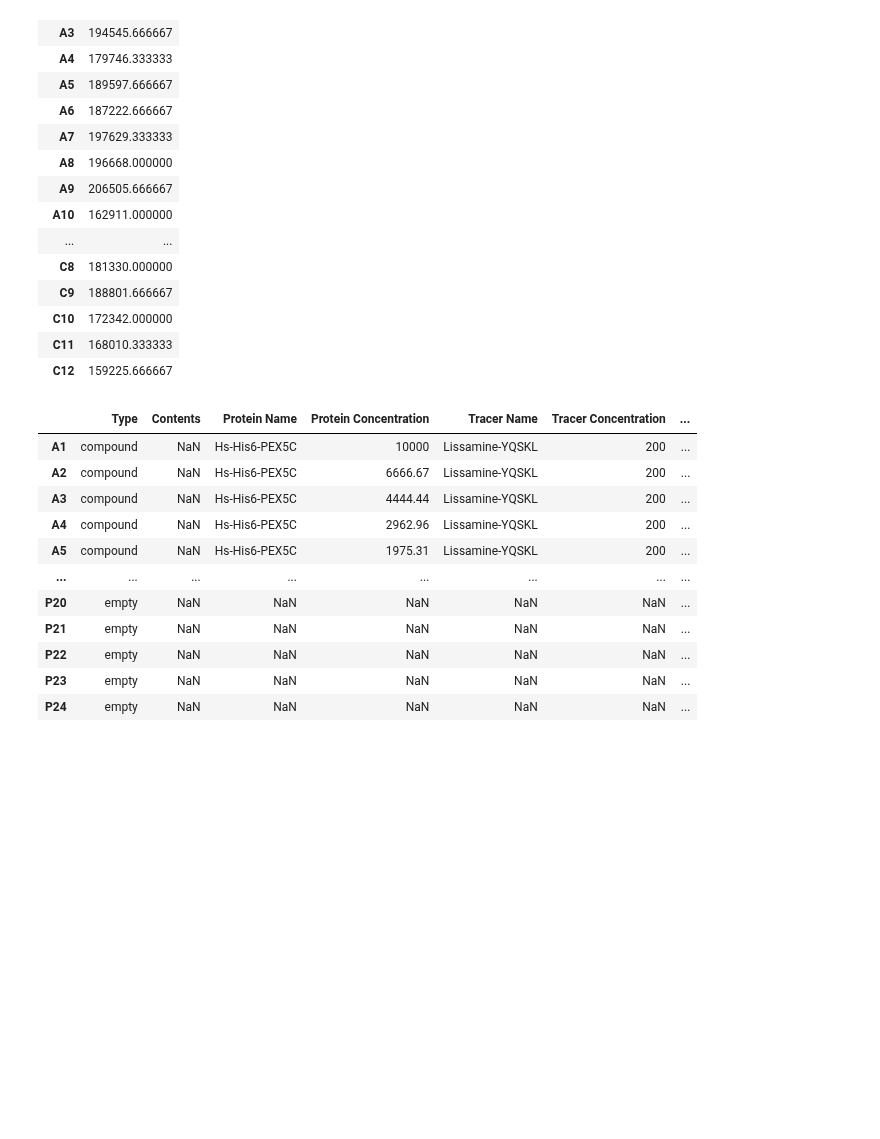
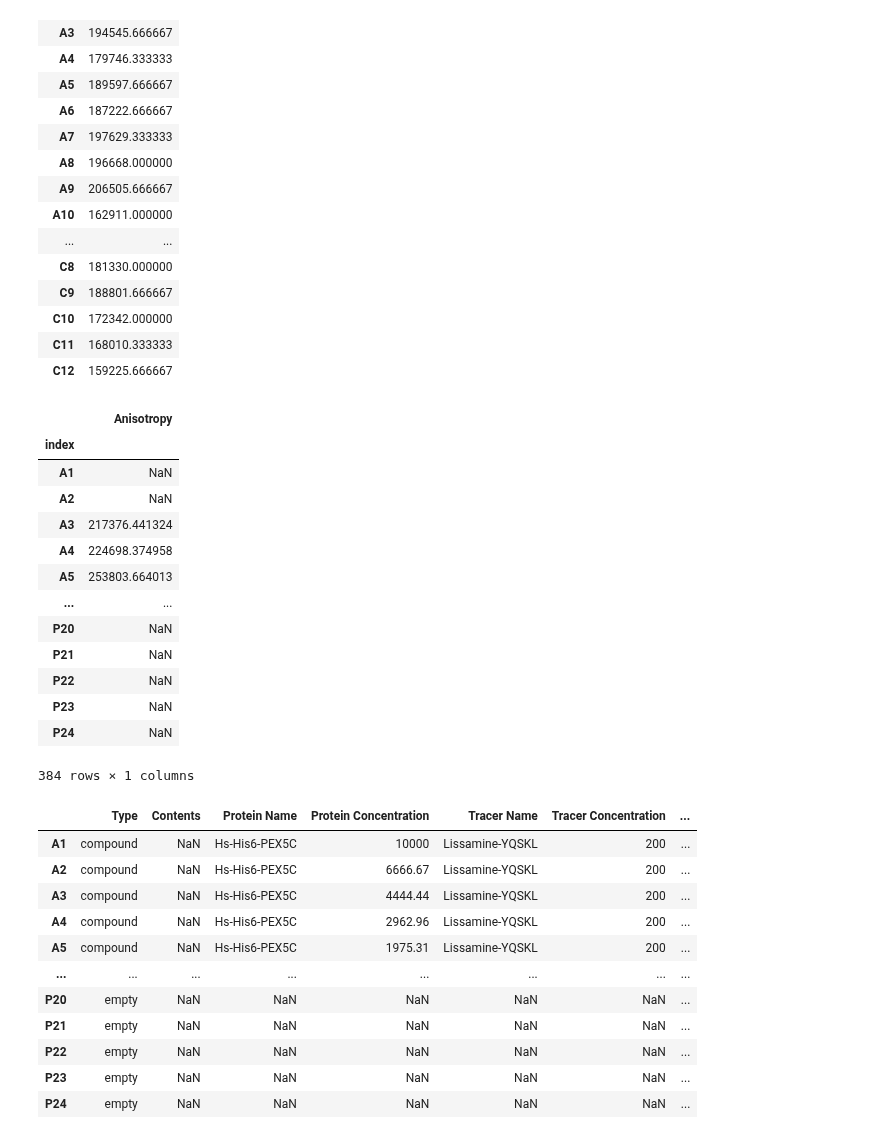
Before and after one commit to mariuszlas/Fluorescence-Anisotropy-Analysis-Development, a Jupyter notebook: fluorescenceanisotropy/fluores_anisotropy.ipynb, the cells around one changed output. Cells and saved outputs as stored; diff of their text form; code cells hidden in the pictures; blank space fills up the shorter version.

Commit message:
Update fluores_anisotropy.ipynb
Added a new function to calculate the anisotropy for each repeat.

```diff
--- a/fluorescenceanisotropy/fluores_anisotropy.ipynb
+++ b/fluorescenceanisotropy/fluores_anisotropy.ipynb
@@ -424,6 +424,18 @@ class FA:
         jindexed = joined.set_index('index', append=True).reset_index(level=[0,1,2])   # set index to 'well id' and move multiindex to df columns
 
         return jindexed[['Corrected']]
+
+
+    def calc_anisotropy(self):
+        for key, value in self.data_dict.items():
+            metadata, data = value.values()
+            p = data['p_corrected']
+            s = data['s_corrected']
+
+            r = (s - (self.g_factor * p)) / s + (2 * self.g_factor * p)
+            r.rename(columns={'Corrected': 'Anisotropy'}, inplace=True)
+
+            self.data_dict[key]['data']['r'] = r
 # %%
 my_data1 = FA.read_in_envision(data_csv=HsHis6_PEX5C_vs_HsPEX5C, platemap_csv=Hs_His6_PEX5C_vs_HsPEX5C_platemap, data_type='plate', size=384)
 # %% [output]
@@ -481,3 +495,20 @@ my_data1.data_dict['repeat_1']['data']['s_corrected'].iloc[0:60]
+# %%
+my_data1.data_dict['repeat_1']['data']['r']
+# %% [output]
+|  | Anisotropy |
+| index |  |
+| A1 | NaN |
+| A2 | NaN |
+| A3 | 217376.441324 |
+| A4 | 224698.374958 |
+| A5 | 253803.664013 |
+| ... | ... |
+| P20 | NaN |
+| P21 | NaN |
+| P22 | NaN |
+| P23 | NaN |
+| P24 | NaN |
+384 rows × 1 columns
 # %%
 df = my_data1.plate_map.join(my_data1.data_dict['repeat_1']['data']['p'])
 # %%
```
Also changed, not shown: parts of 1 cell of this notebook.
